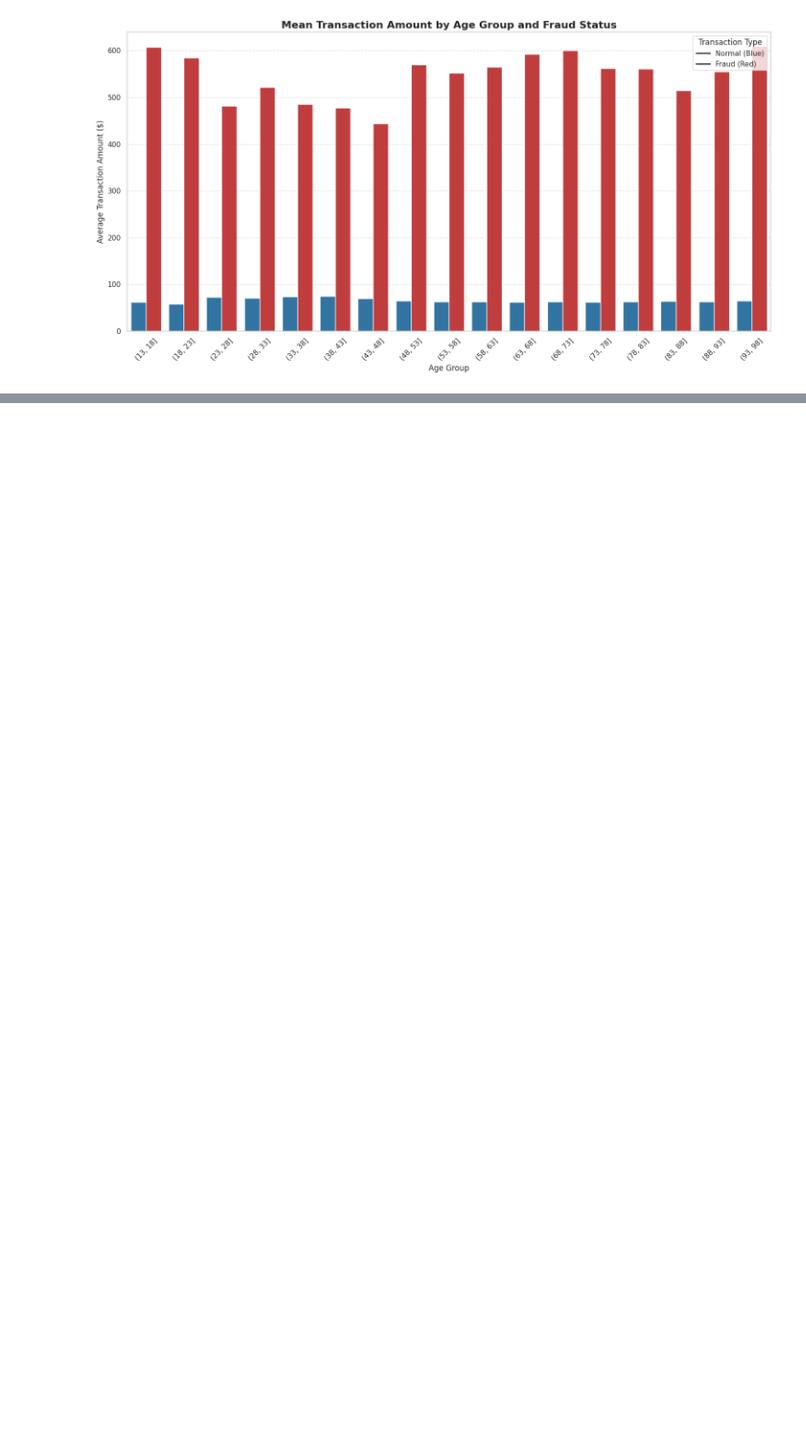
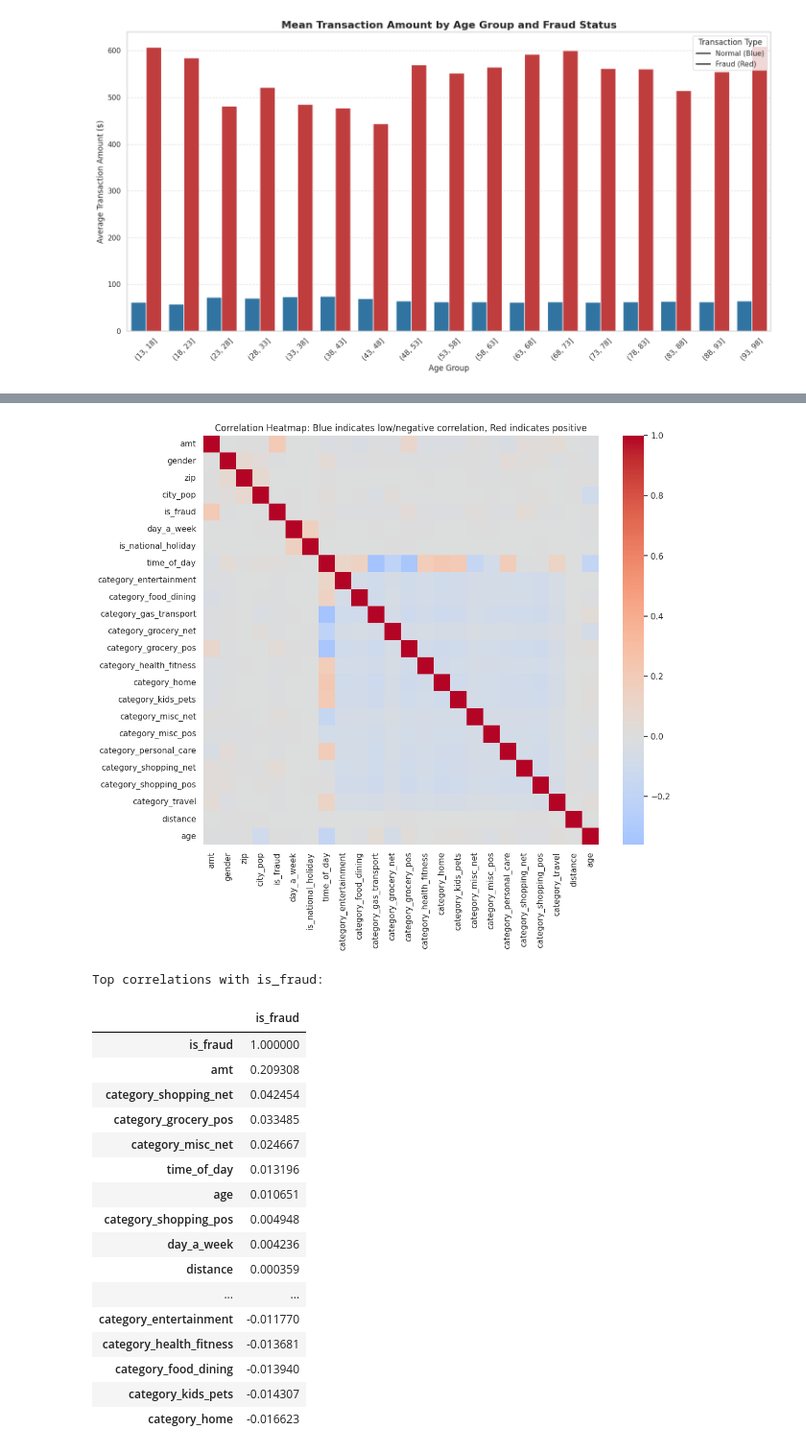
Before and after one commit to danieligelnik/CCFraudProject, a Jupyter notebook: DS_project.ipynb, the cells around one changed output, grey strips where cells are left out. Shown at 96% size. Drawn from its saved outputs; the diff is of its cells as text; code cells hidden in the pictures; blank space fills up the shorter version.

```diff
--- a/DS_project.ipynb
+++ b/DS_project.ipynb
@@ -772,0 +733,38 @@ dtype: object
+# %%
+df_cards2 = df_cards.copy()
+# Dropping non-predictive or redundant numeric columns for a cleaner heatmap
+df_cards2 = df_cards2.drop(columns=['merch_long', 'merch_lat', 'lat', 'long', 'unix_time', 'cc_num'])
+
+numeric_df = df_cards2.select_dtypes(include=['number'])
+if 'Unnamed: 0' in numeric_df.columns:
+    numeric_df = numeric_df.drop(columns=['Unnamed: 0'])
+
+# Plotting the correlations with annotations to see the actual numbers
+plt.figure(figsize=(12, 10))
+correlation_matrix = numeric_df.corr()
+sns.heatmap(correlation_matrix, annot=False, cmap='coolwarm', center=0)
+plt.title('Correlation Heatmap: Blue indicates low/negative correlation, Red indicates positive')
+plt.show()
+
+print("Top correlations with is_fraud:")
+display(correlation_matrix['is_fraud'].sort_values(ascending=False).to_frame())
+# %% [output]
+[figure, added]
+Top correlations with is_fraud:
+|  | is_fraud |
+| is_fraud | 1.000000 |
+| amt | 0.209308 |
+| category_shopping_net | 0.042454 |
+| category_grocery_pos | 0.033485 |
+| category_misc_net | 0.024667 |
+| time_of_day | 0.013196 |
+| age | 0.010651 |
+| category_shopping_pos | 0.004948 |
+| day_a_week | 0.004236 |
+| distance | 0.000359 |
+| ... | ... |
+| category_entertainment | -0.011770 |
+| category_health_fitness | -0.013681 |
+| category_food_dining | -0.013940 |
+| category_kids_pets | -0.014307 |
+| category_home | -0.016623 |
```
Also changed, not shown: parts of 5 cells of this notebook.
